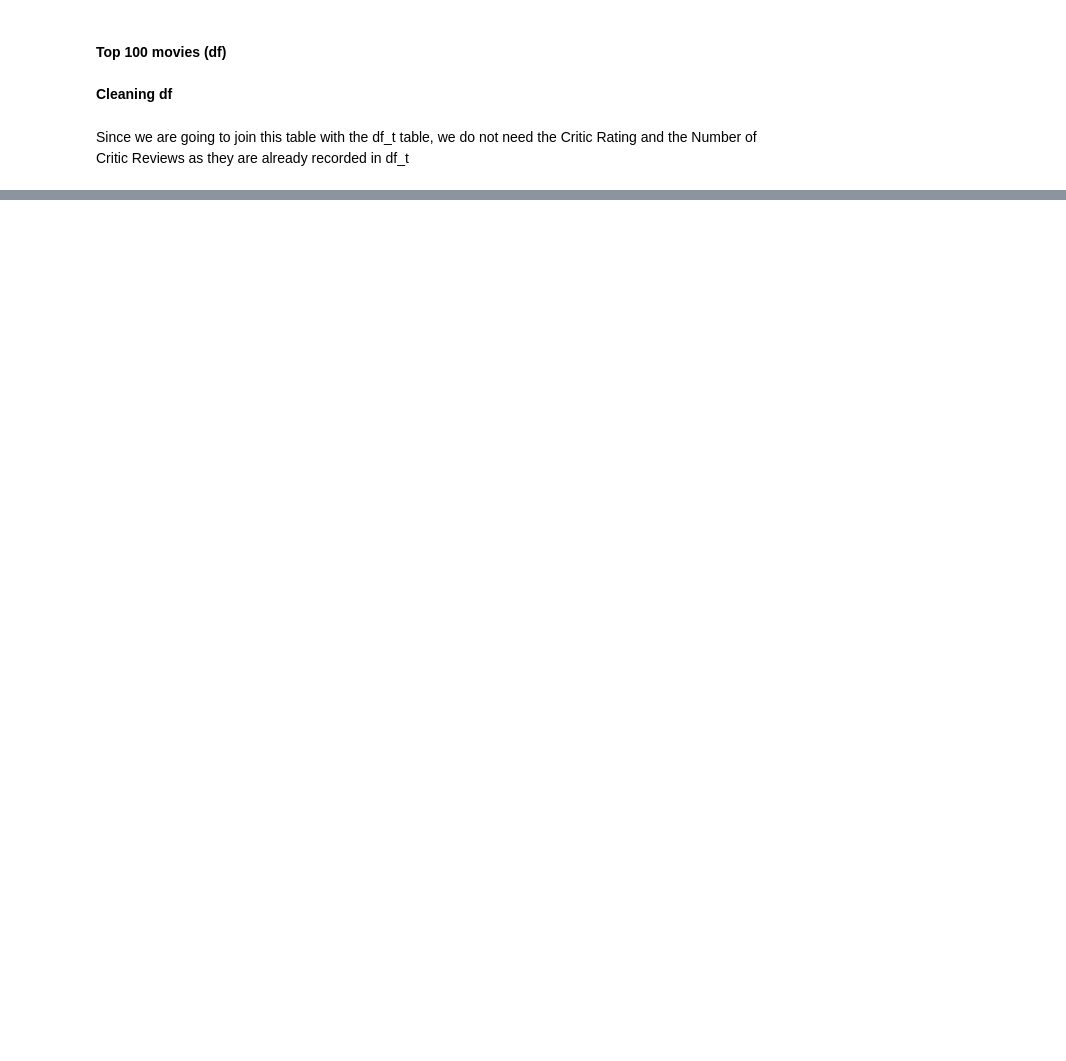
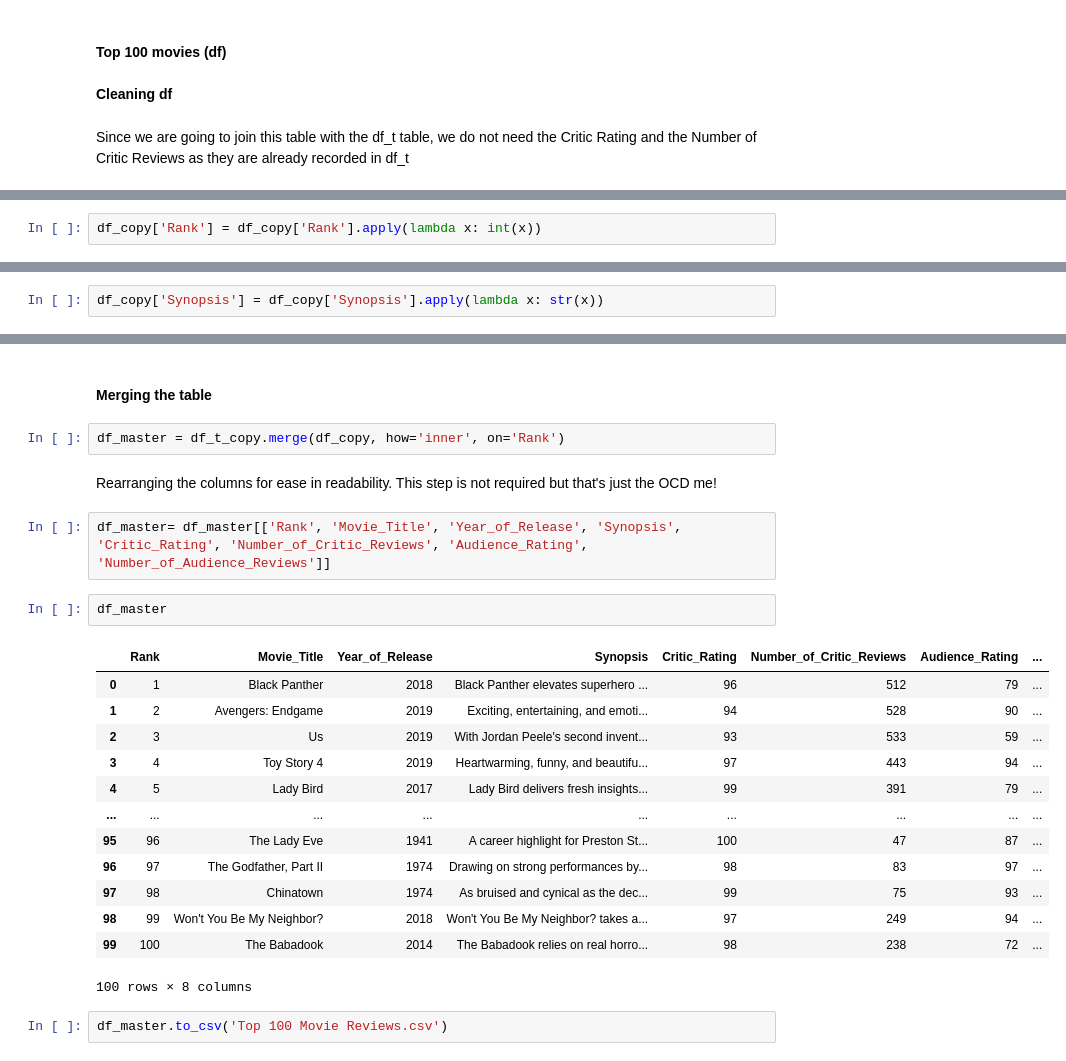
Before and after one commit to AstGup/MovieRatings, a Jupyter notebook: Data Preparation.ipynb, the cells around one changed output, grey strips where cells are left out. Drawn from its saved outputs; the diff is of its cells as text; blank space fills up the shorter version.

```diff
--- a/Analyzing each movie.ipynb
+++ b/Data Preparation.ipynb
@@ -240,0 +281,2 @@ df = df.drop(['Critic_Rating', 'Number_of_Critic_Reviews'], axis=1)
+# %%
+df_copy['Rank'] = df_copy['Rank'].apply(lambda x: int(x))
@@ -240,0 +285,2 @@ df = df.drop(['Critic_Rating', 'Number_of_Critic_Reviews'], axis=1)
+# %%
+df_copy['Synopsis'] = df_copy['Synopsis'].apply(lambda x: str(x))
@@ -240,0 +321,26 @@ df = df.drop(['Critic_Rating', 'Number_of_Critic_Reviews'], axis=1)
+# %% [markdown]
+#### Merging the table
+# %%
+df_master = df_t_copy.merge(df_copy, how='inner', on='Rank')
+# %% [markdown]
+Rearranging the columns for ease in readability. This step is not required but that's just the OCD me!
+# %%
+df_master= df_master[['Rank', 'Movie_Title', 'Year_of_Release', 'Synopsis', 'Critic_Rating', 'Number_of_Critic_Reviews', 'Audience_Rating', 'Number_of_Audience_Reviews']]
+# %%
+df_master
+# %% [output]
+|  | Rank | Movie_Title | Year_of_Release | Synopsis | Critic_Rating | Number_of_Critic_Reviews | Audience_Rating | ... |
+| 0 | 1 | Black Panther | 2018 | Black Panther elevates superhero ... | 96 | 512 | 79 | ... |
+| 1 | 2 | Avengers: Endgame | 2019 | Exciting, entertaining, and emoti... | 94 | 528 | 90 | ... |
+| 2 | 3 | Us | 2019 | With Jordan Peele's second invent... | 93 | 533 | 59 | ... |
+| 3 | 4 | Toy Story 4 | 2019 | Heartwarming, funny, and beautifu... | 97 | 443 | 94 | ... |
+| 4 | 5 | Lady Bird | 2017 | Lady Bird delivers fresh insights... | 99 | 391 | 79 | ... |
+| ... | ... | ... | ... | ... | ... | ... | ... | ... |
+| 95 | 96 | The Lady Eve | 1941 | A career highlight for Preston St... | 100 | 47 | 87 | ... |
+| 96 | 97 | The Godfather, Part II | 1974 | Drawing on strong performances by... | 98 | 83 | 97 | ... |
+| 97 | 98 | Chinatown | 1974 | As bruised and cynical as the dec... | 99 | 75 | 93 | ... |
+| 98 | 99 | Won't You Be My Neighbor? | 2018 | Won't You Be My Neighbor? takes a... | 97 | 249 | 94 | ... |
+| 99 | 100 | The Babadook | 2014 | The Babadook relies on real horro... | 98 | 238 | 72 | ... |
+100 rows × 8 columns
+# %%
+df_master.to_csv('Top 100 Movie Reviews.csv')
```
Also changed, not shown: parts of 27 cells of this notebook, 2 other files.
